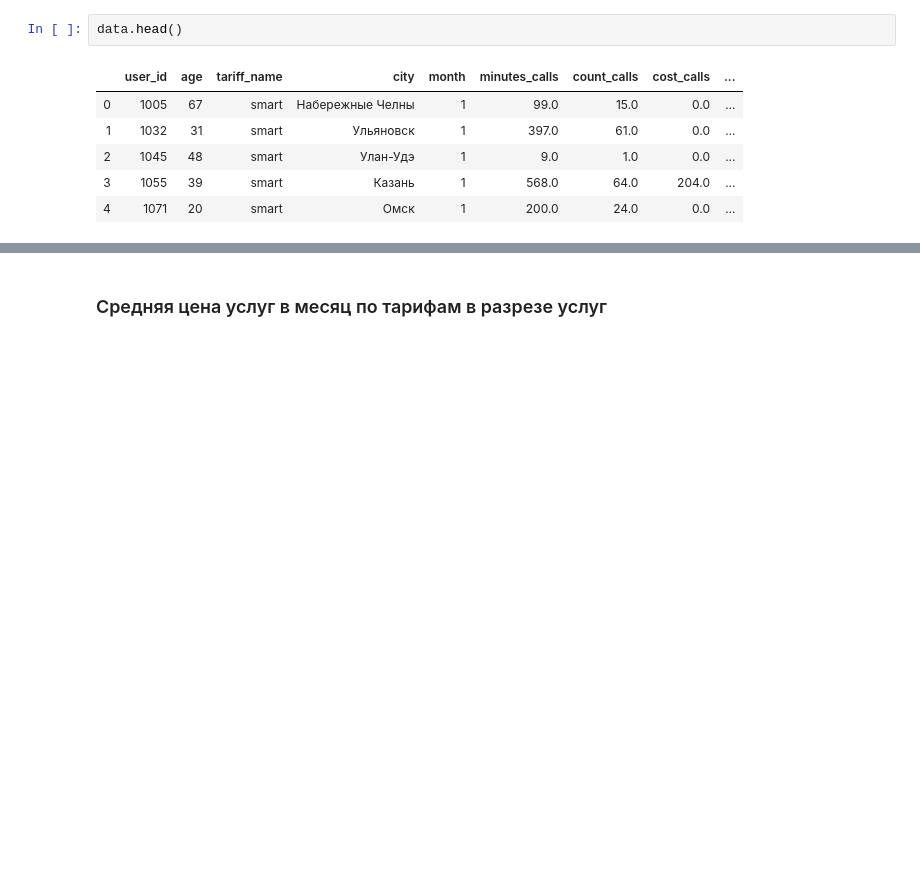
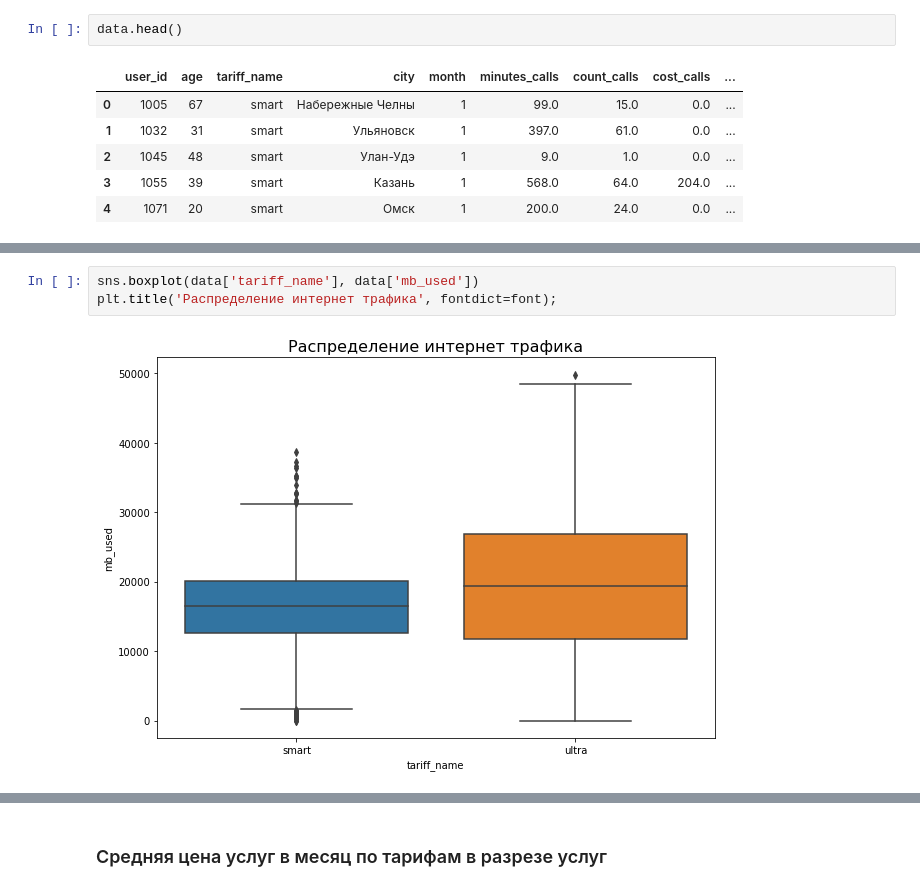
Before and after one commit to rendley/yandex_data_sciense, a Jupyter notebook: Step_4/project_statistica.ipynb, the cells around one changed output, grey strips where cells are left out. Drawn from its saved outputs; the diff is of its cells as text; blank space fills up the shorter version.

```diff
--- a/Step_4/project_statistica.ipynb
+++ b/Step_4/project_statistica.ipynb
@@ -626,0 +654,5 @@ data.head()
+# %%
+sns.boxplot(data['tariff_name'], data['mb_used'])
+plt.title('Распределение интернет трафика', fontdict=font);
+# %% [output]
+[figure, added]
```
Also changed, not shown: parts of 64 cells of this notebook, 1 other file.
